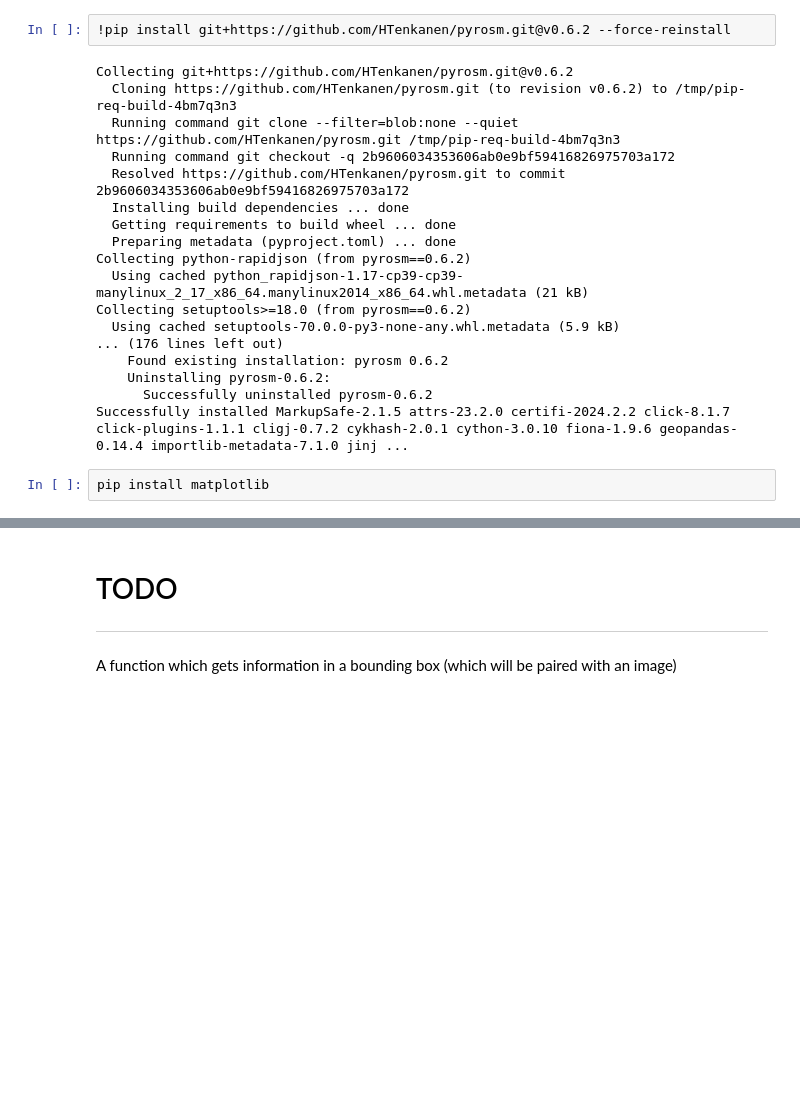
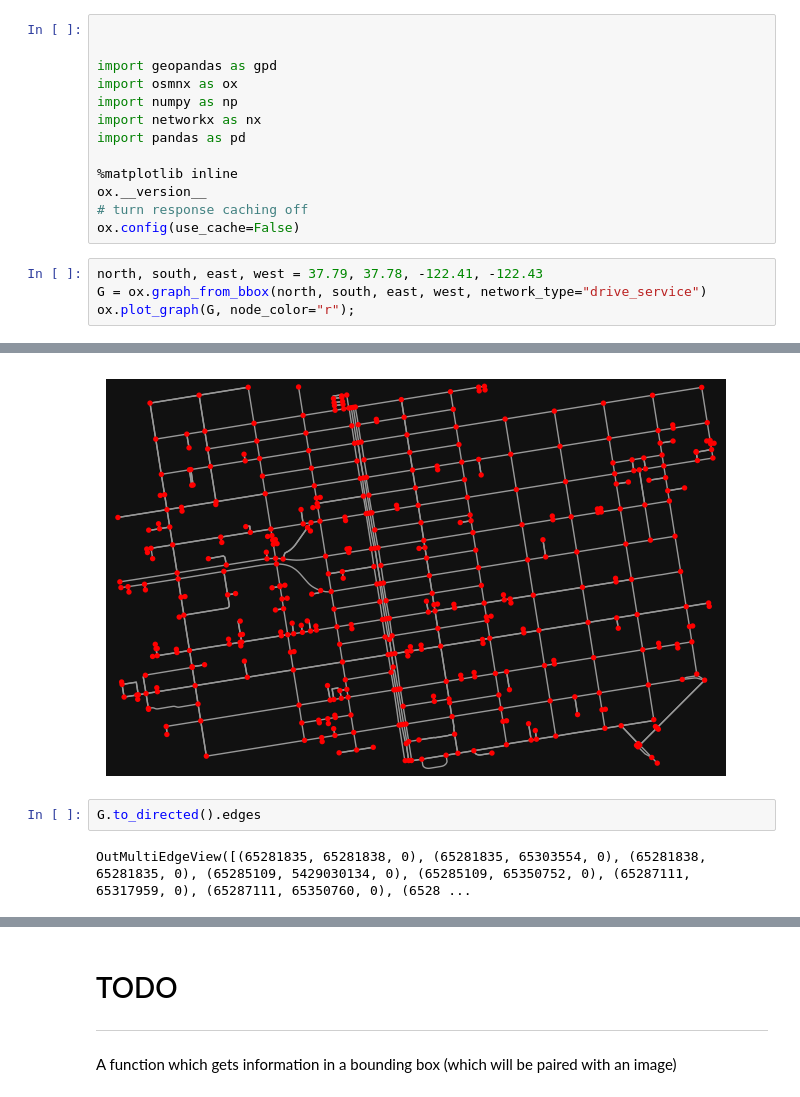
Before and after one commit to ajperry2/ml_framework, a Jupyter notebook: src/ml_framework/data/osm/osm.ipynb, the cells around one changed output, grey strips where cells are left out. Cells and saved outputs as stored; diff of their text form; blank space fills up the shorter version.

```diff
--- a/src/ml_framework/data/osm/osm.ipynb
+++ b/src/ml_framework/data/osm/osm.ipynb
@@ -1,23 +1,18 @@
 # %%
-!pip install git+https://github.com/HTenkanen/pyrosm.git@v0.6.2 --force-reinstall
+
+
+import geopandas as gpd
+import osmnx as ox
+import numpy as np
+import networkx as nx
+import pandas as pd
+
+%matplotlib inline
+ox.__version__
+# turn response caching off
+ox.config(use_cache=False)
-# %% [output]
-Collecting git+https://github.com/HTenkanen/pyrosm.git@v0.6.2
-  Cloning https://github.com/HTenkanen/pyrosm.git (to revision v0.6.2) to /tmp/pip-req-build-4bm7q3n3
-  Running command git clone --filter=blob:none --quiet https://github.com/HTenkanen/pyrosm.git /tmp/pip-req-build-4bm7q3n3
-  Running command git checkout -q 2b9606034353606ab0e9bf59416826975703a172
-  Resolved https://github.com/HTenkanen/pyrosm.git to commit 2b9606034353606ab0e9bf59416826975703a172
-  Installing build dependencies ... done
-  Getting requirements to build wheel ... done
-  Preparing metadata (pyproject.toml) ... done
-Collecting python-rapidjson (from pyrosm==0.6.2)
-  Using cached python_rapidjson-1.17-cp39-cp39-manylinux_2_17_x86_64.manylinux2014_x86_64.whl.metadata (21 kB)
-Collecting setuptools>=18.0 (from pyrosm==0.6.2)
-  Using cached setuptools-70.0.0-py3-none-any.whl.metadata (5.9 kB)
-... (176 lines left out)
-    Found existing installation: pyrosm 0.6.2
-    Uninstalling pyrosm-0.6.2:
-      Successfully uninstalled pyrosm-0.6.2
-Successfully installed MarkupSafe-2.1.5 attrs-23.2.0 certifi-2024.2.2 click-8.1.7 click-plugins-1.1.1 cligj-0.7.2 cykhash-2.0.1 cython-3.0.10 fiona-1.9.6 geopandas-0.14.4 importlib-metadata-7.1.0 jinj ...
 # %%
-pip install matplotlib
+north, south, east, west = 37.79, 37.78, -122.41, -122.43
+G = ox.graph_from_bbox(north, south, east, west, network_type="drive_service")
+ox.plot_graph(G, node_color="r");
 # %% [output]
@@ -38,3 +19,8 @@ Note: you may need to restart the kernel to use updated packages.
+[figure, added]
+# %%
+G.to_directed().edges
+# %% [output]
+OutMultiEdgeView([(65281835, 65281838, 0), (65281835, 65303554, 0), (65281838, 65281835, 0), (65285109, 5429030134, 0), (65285109, 65350752, 0), (65287111, 65317959, 0), (65287111, 65350760, 0), (6528 ...
 # %%
 from pyrosm import get_data
 # Download data for the city of Helsinki
```
Also changed, not shown: parts of 11 cells of this notebook, 5 other files.
